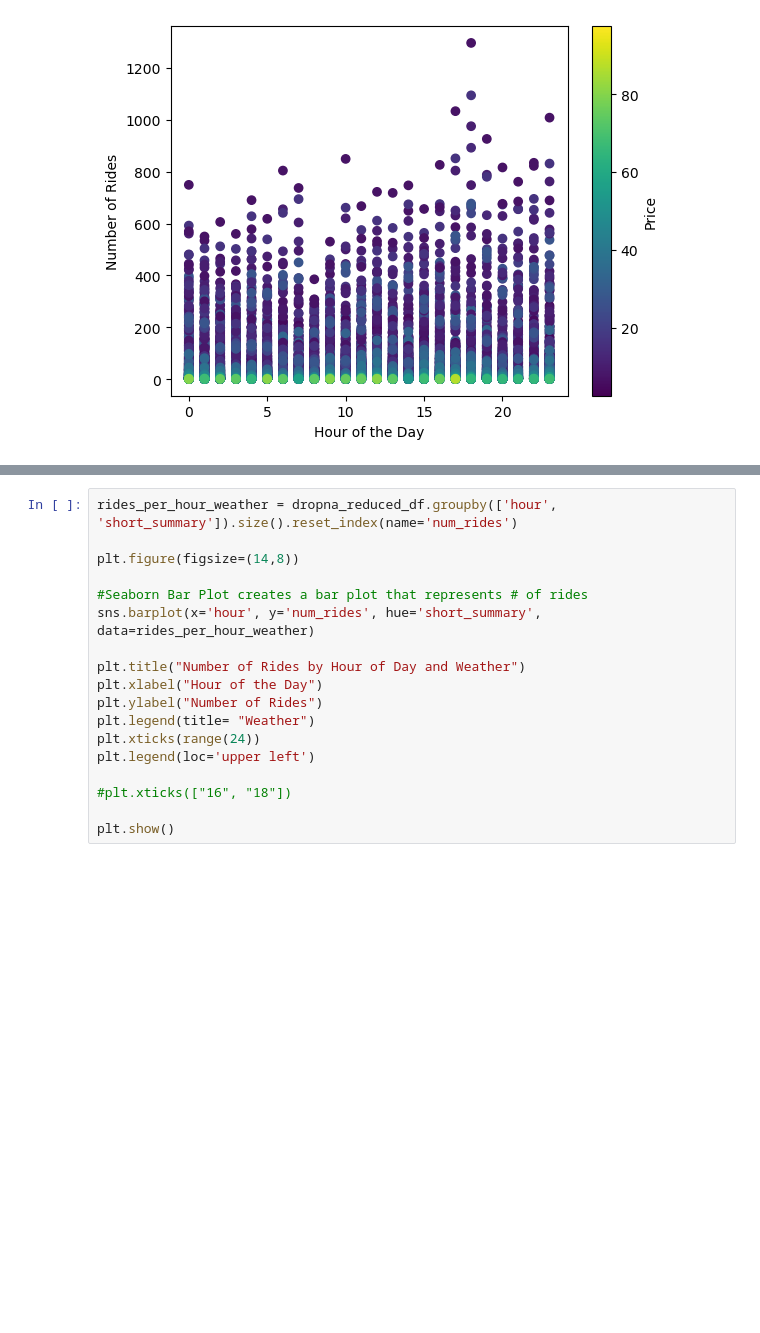
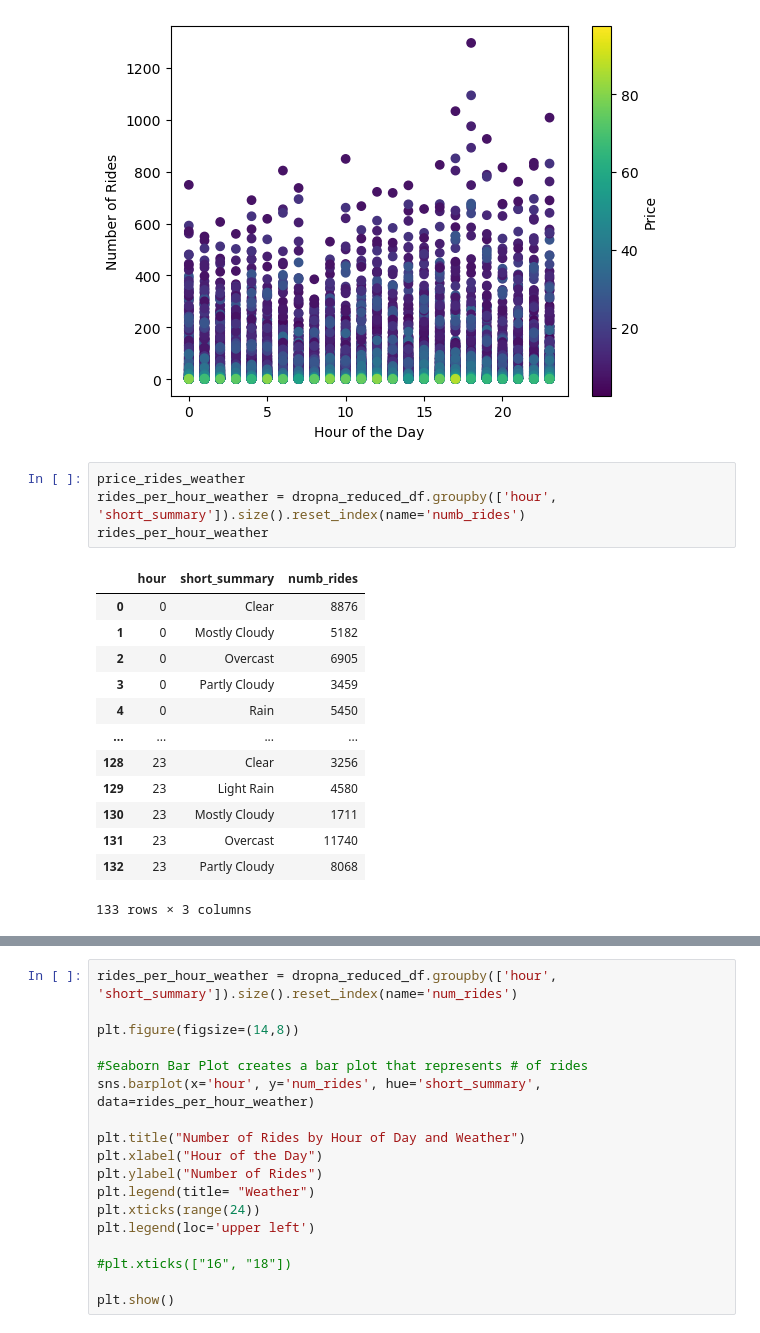
Before and after one commit to Rahulsharma1016/Project_1, a Jupyter notebook: Siawash.project1.ipynb, the cells around one changed output, grey strips where cells are left out. Cells and saved outputs as stored; diff of their text form; blank space fills up the shorter version.

```diff
--- a/Siawash.project1.ipynb
+++ b/Siawash.project1.ipynb
@@ -151,6 +164,24 @@ clb.set_label("Price")
 plt.show()
 # %% [output]
 [figure]
+# %%
+price_rides_weather
+rides_per_hour_weather = dropna_reduced_df.groupby(['hour', 'short_summary']).size().reset_index(name='numb_rides')
+rides_per_hour_weather
+# %% [output]
+|  | hour | short_summary | numb_rides |
+| 0 | 0 | Clear | 8876 |
+| 1 | 0 | Mostly Cloudy | 5182 |
+| 2 | 0 | Overcast | 6905 |
+| 3 | 0 | Partly Cloudy | 3459 |
+| 4 | 0 | Rain | 5450 |
+| ... | ... | ... | ... |
+| 128 | 23 | Clear | 3256 |
+| 129 | 23 | Light Rain | 4580 |
+| 130 | 23 | Mostly Cloudy | 1711 |
+| 131 | 23 | Overcast | 11740 |
+| 132 | 23 | Partly Cloudy | 8068 |
+133 rows × 3 columns
 # %%
 #Using Pearson correlation to see if there is a relationship b/n time of day and # of rides
 
```
Also changed, not shown: parts of 10 cells of this notebook.
